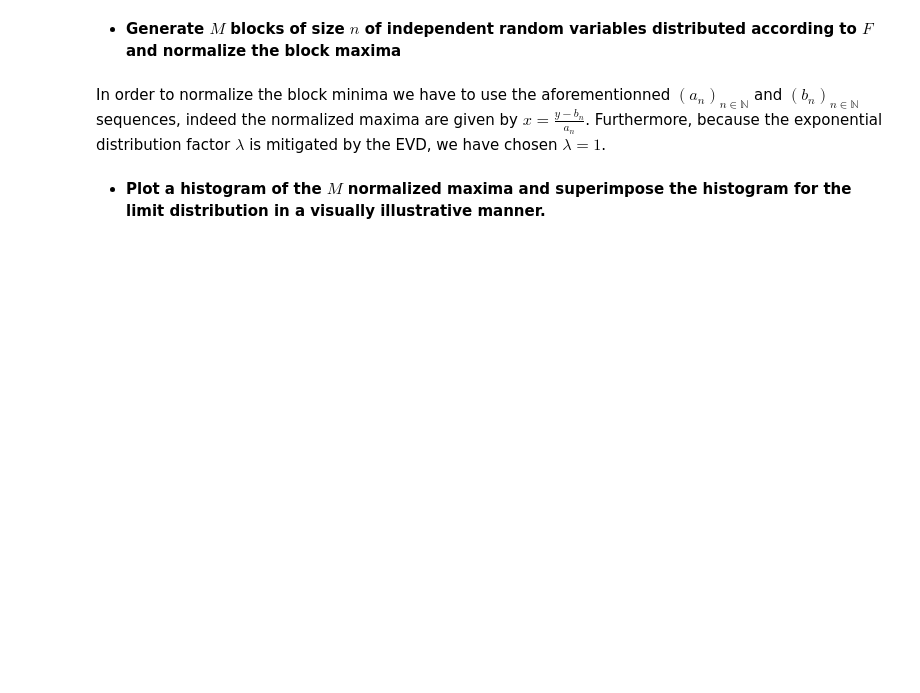
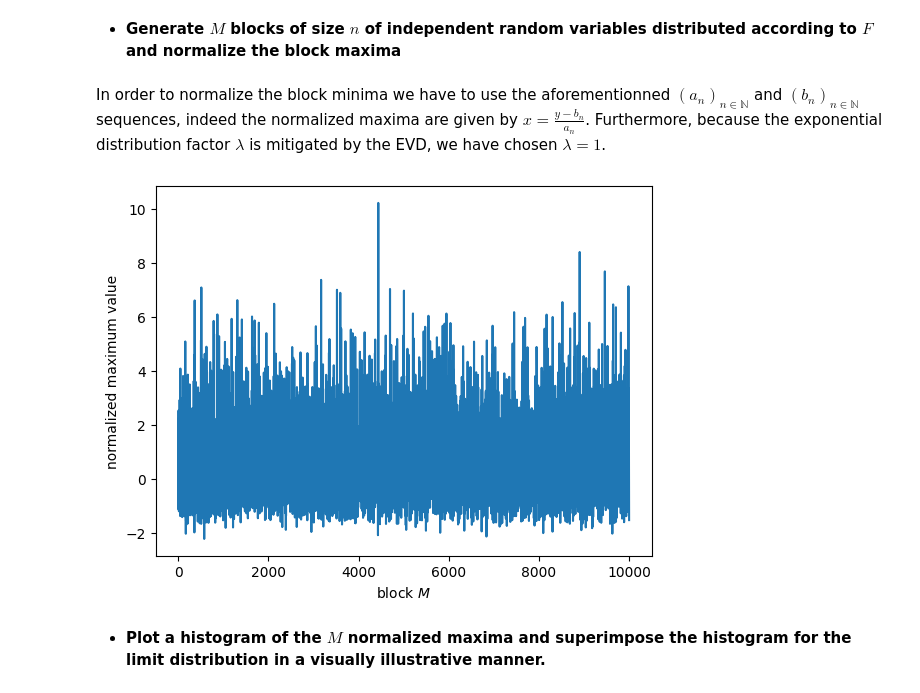
Before and after one commit to kerrianlc/EVT, a Jupyter notebook: homework1.ipynb, the cells around one changed output. Cells and saved outputs as stored; diff of their text form; code cells hidden in the pictures; blank space fills up the shorter version.

```diff
--- a/homework1.ipynb
+++ b/homework1.ipynb
@@ -27,3 +26,12 @@ block_maxima_normalized = (block_maxima - np.log(n))
+# %%
+block_maxima_normalized_exp = (block_maxima_exp - np.log(n))
+
+plt.plot(block_maxima_normalized_exp)
+plt.ylabel("normalized maximum value")
+plt.xlabel("block $M$")
+plt.show()
+# %% [output]
+[figure, added]
 # %% [markdown]
 - **Plot a histogram of the $M$ normalized maxima and superimpose the histogram for the limit distribution in a visually illustrative manner.**
 # %%
```
Also changed, not shown: parts of 18 cells of this notebook.
